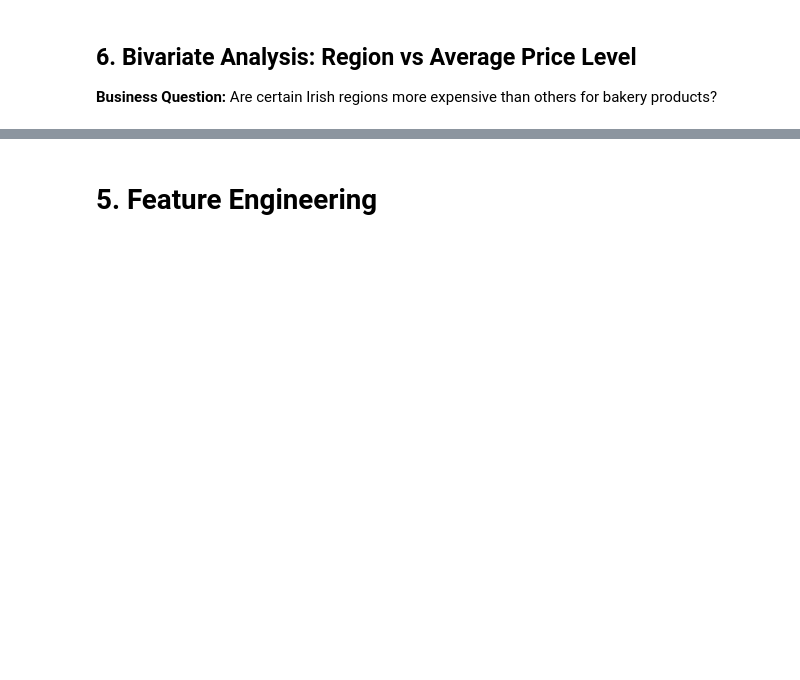
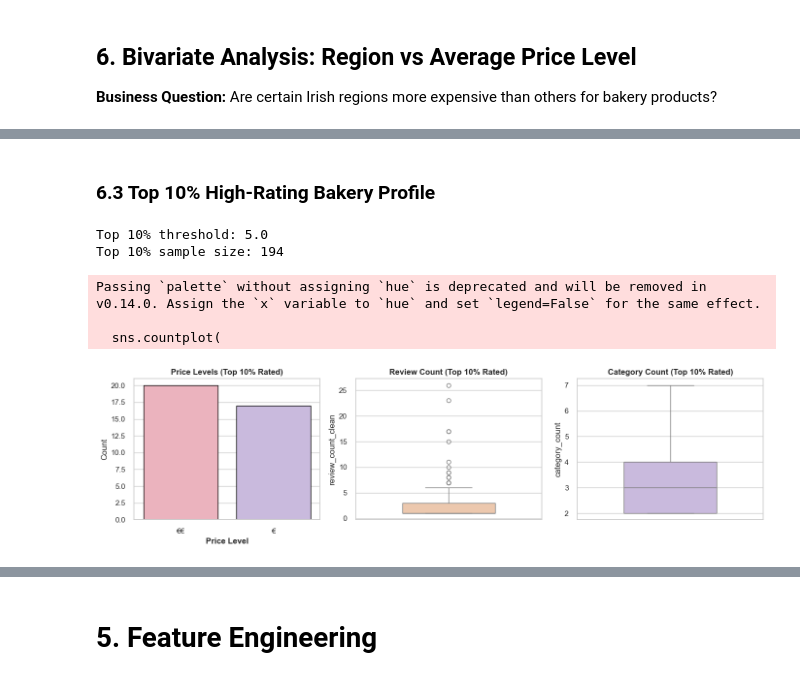
Before and after one commit to vialsiu/irish-bakery-data-science-project, a Jupyter notebook: notebooks/DataAnalysis.ipynb, the cells around one changed output, grey strips where cells are left out. Saved outputs shown, nothing was run; the diff lists cells and outputs as text; code cells hidden in the pictures; blank space fills up the shorter version.

```diff
--- a/notebooks/DataAnalysis.ipynb
+++ b/notebooks/DataAnalysis.ipynb
@@ -1863,0 +2069,53 @@ However, the overall pricing landscape remains consistent, with €€ as the do
+# %% [markdown]
+### 6.3 Top 10% High-Rating Bakery Profile
+# %%
+# Top 10% highest-rated bakeries
+threshold = df_clean['rating_final'].quantile(0.90)
+top10 = df_clean[df_clean['rating_final'] >= threshold]
+
+print(f"Top 10% threshold: {threshold}")
+print(f"Top 10% sample size: {len(top10)}")
+
+plt.figure(figsize=(14, 4))
+
+# Price distribution of top-rated bakeries
+plt.subplot(1, 3, 1)
+sns.countplot(
+    data=top10,
+    x="price_clean",
+    palette=["#F5A9B8", "#C8B4E3", "#A68EC6"],
+    edgecolor="black"
+)
+plt.title("Price Levels (Top 10% Rated)", fontweight="bold")
+plt.xlabel("Price Level", fontweight="bold")
+plt.ylabel("Count")
+
+# Review counts
+plt.subplot(1, 3, 2)
+sns.boxplot(
+    data=top10,
+    y="review_count_clean",
+    color="#F7C6A3",
+    width=0.5
+)
+plt.title("Review Count (Top 10% Rated)", fontweight="bold")
+
+# Category count
+plt.subplot(1, 3, 3)
+sns.boxplot(
+    data=top10,
+    y="category_count",
+    color="#C8B4E3",
+    width=0.5
+)
+plt.title("Category Count (Top 10% Rated)", fontweight="bold")
+
+plt.tight_layout()
+plt.show()
+# %% [output]
+Top 10% threshold: 5.0
+Top 10% sample size: 194
+Passing `palette` without assigning `hue` is deprecated and will be removed in v0.14.0. Assign the `x` variable to `hue` and set `legend=False` for the same effect.
+
+  sns.countplot(
+[figure, added]
```
Also changed, not shown: parts of 20 cells of this notebook.
